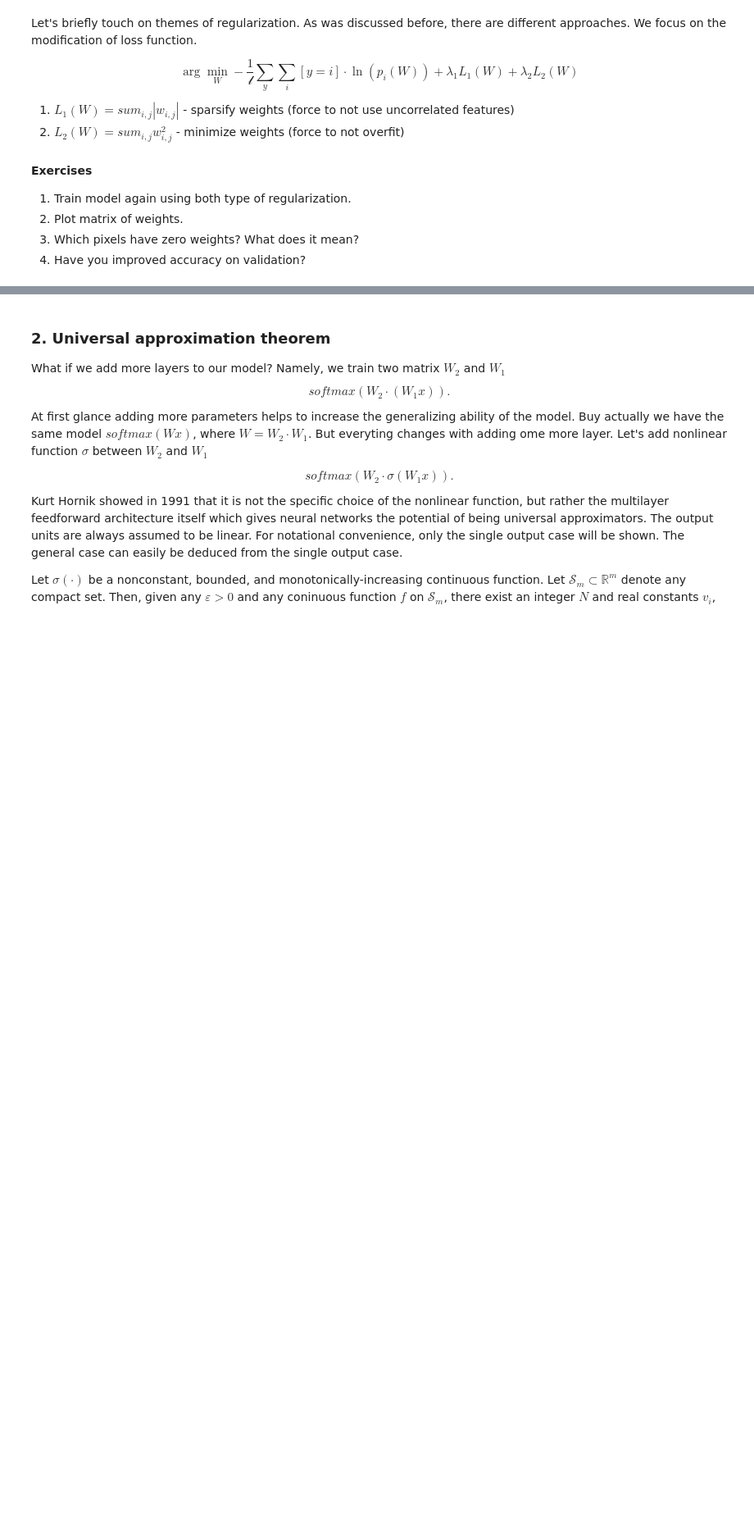
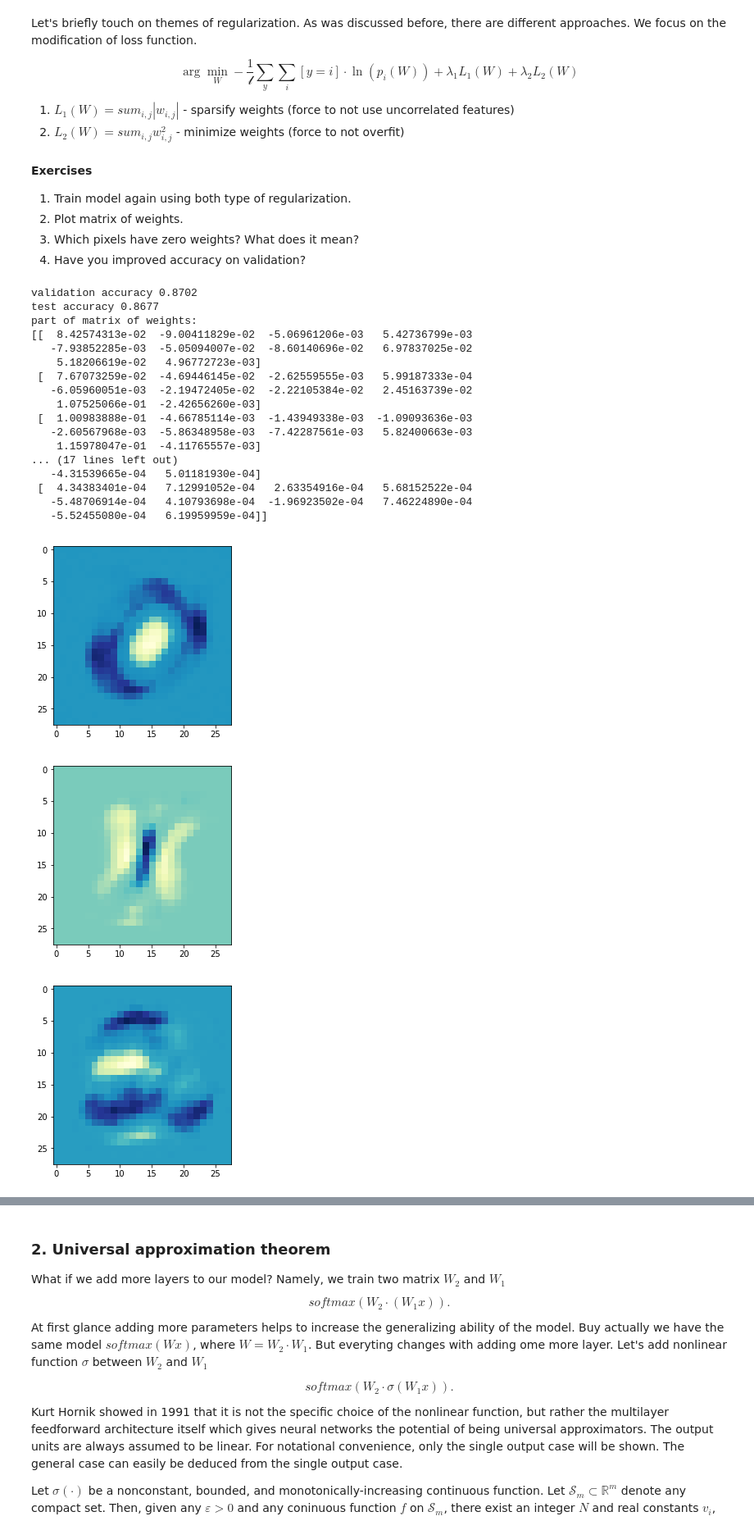
Before and after one commit to alyonkim/squad, a Jupyter notebook: labs/lab-2.ipynb, the cells around one changed output, grey strips where cells are left out. Shown at 82% size. Cells and saved outputs as stored; diff of their text form; code cells hidden in the pictures; blank space fills up the shorter version.

```diff
--- a/labs/lab-2.ipynb
+++ b/labs/lab-2.ipynb
@@ -190,3 +121,64 @@ $$\arg\min_W -\frac{1}{\mathcal{l}}\sum_y\sum_i [y = i] \cdot \ln(p_i(W)) + \lam
 2. Plot matrix of weights.
 3. Which pixels have zero weights? What does it mean?
 4. Have you improved accuracy on validation?
+# %%
+sess = tf.InteractiveSession()
+
+x = tf.placeholder(tf.float32, [None, 784])
+y_ = tf.placeholder(tf.float32, [None, 10])
+
+# W = tf.Variable(tf.zeros([784, 10]))
+# b = tf.Variable(tf.zeros([10]))
+W = tf.Variable(tf.truncated_normal([784, 10], stddev=0.1))
+b = tf.Variable(tf.constant(0.1, shape=[10]))
+y = tf.matmul(x, W) + b
+
+lambda_1 = 0.0017
+L_1 = tf.reduce_sum(tf.abs(W))
+lambda_2 = 0.007
+L_2 = tf.reduce_sum(tf.square(W))
+
+cross_entropy = tf.reduce_mean(
+    tf.nn.softmax_cross_entropy_with_logits(labels=y_, logits=y)) + lambda_1 * L_1 + lambda_2 * L_2
+
+train_step = tf.train.GradientDescentOptimizer(0.5).minimize(cross_entropy)
+correct_prediction = tf.equal(tf.argmax(y, 1), tf.argmax(y_, 1))
+accuracy = tf.reduce_mean(tf.cast(correct_prediction, tf.float32))
+
+with tf.Session() as sess:
+    sess.run(tf.global_variables_initializer())
+    for i in range(2000):
+        batch = mnist.train.next_batch(100)
+        train_step.run(feed_dict={x: batch[0], y_: batch[1]})
+
+    print('validation accuracy %g' % accuracy.eval(feed_dict={
+        x: mnist.validation.images, y_: mnist.validation.labels}))
+    print('test accuracy %g' % accuracy.eval(feed_dict={
+        x: mnist.test.images, y_: mnist.test.labels}))
+    result = sess.run(W)
+    print('part of matrix of weights:')
+    print(result[300:310])
+    cmap = 'YlGnBu'
+    for i in range(10):
+        plot_image(result.T[i])
+# %% [output]
+validation accuracy 0.8702
+test accuracy 0.8677
+part of matrix of weights:
+[[  8.42574313e-02  -9.00411829e-02  -5.06961206e-03   5.42736799e-03
+   -7.93852285e-03  -5.05094007e-02  -8.60140696e-02   6.97837025e-02
+    5.18206619e-02   4.96772723e-03]
+ [  7.67073259e-02  -4.69446145e-02  -2.62559555e-03   5.99187333e-04
+   -6.05960051e-03  -2.19472405e-02  -2.22105384e-02   2.45163739e-02
+    1.07525066e-01  -2.42656260e-03]
+ [  1.00983888e-01  -4.66785114e-03  -1.43949338e-03  -1.09093636e-03
+   -2.60567968e-03  -5.86348958e-03  -7.42287561e-03   5.82400663e-03
+    1.15978047e-01  -4.11765557e-03]
+... (17 lines left out)
+   -4.31539665e-04   5.01181930e-04]
+ [  4.34383401e-04   7.12991052e-04   2.63354916e-04   5.68152522e-04
+   -5.48706914e-04   4.10793698e-04  -1.96923502e-04   7.46224890e-04
+   -5.52455080e-04   6.19959959e-04]]
+[figure, added]
+[figure, added]
+[figure, added]
```
Also changed, not shown: parts of 19 cells of this notebook.
